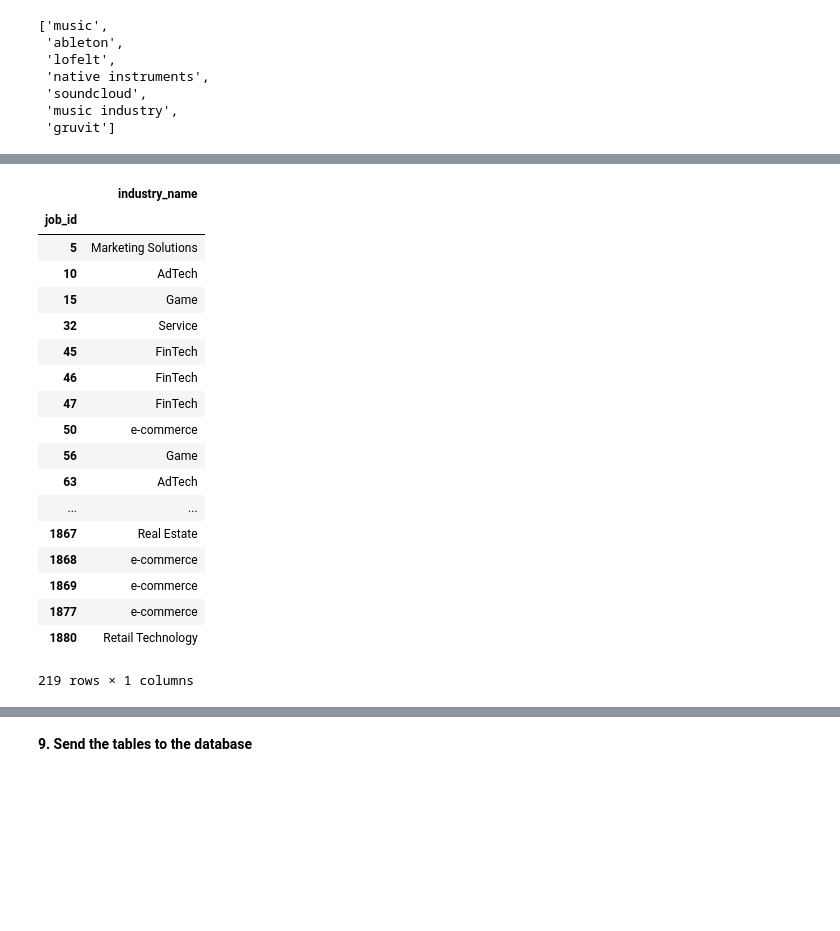
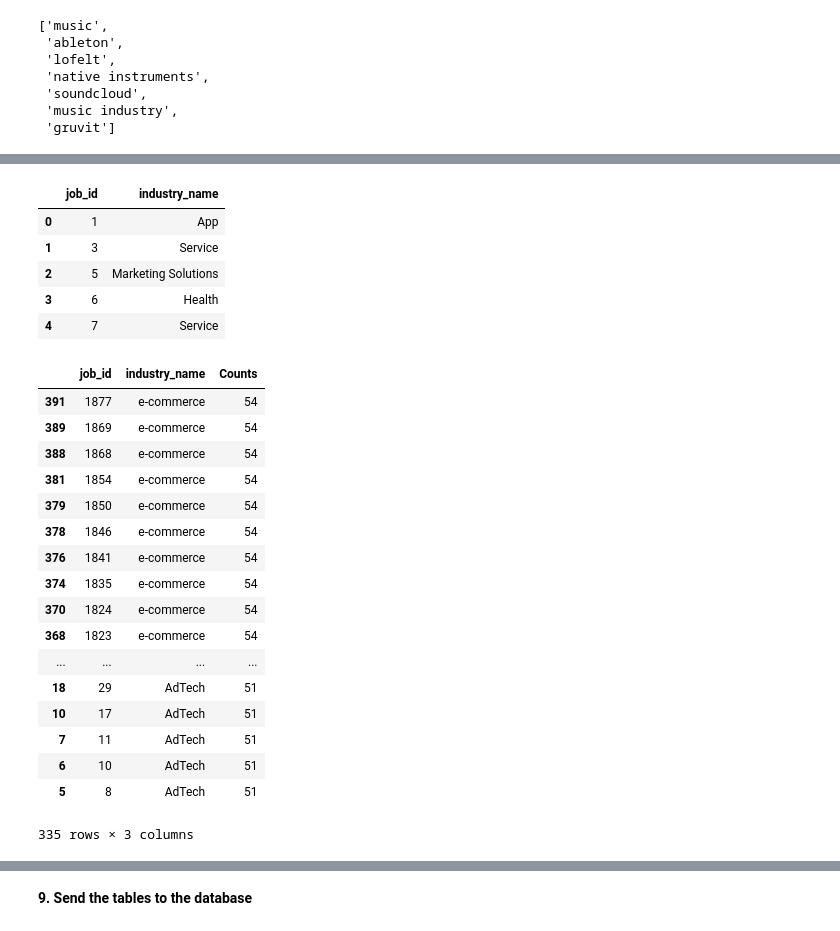
Before and after one commit to alhewpl/berlin_startup_jobs_analysis, a Jupyter notebook: parsing-industry-perks-degree-experience/Skills_perks_industry_table_creation-Copy1.ipynb, the cells around one changed output, grey strips where cells are left out. Cells and saved outputs as stored; diff of their text form; code cells hidden in the pictures; blank space fills up the shorter version.

Commit message:
finishing industry tagging

```diff
--- a/parsing-industry-perks-degree-experience/Skills_perks_industry_table_creation-Copy1.ipynb
+++ b/parsing-industry-perks-degree-experience/Skills_perks_industry_table_creation-Copy1.ipynb
@@ -383,7 +390,7 @@ searchfori12 = ['comatch',
  'viasto',
  'human ressource industry',
  'hr industry',
- 'human ressources industry','recruitment agency']
+ 'human ressources industry','recruitment agency', 'recruitment agency','recruiting agency']
 hr = create_clusters(dfname='hr',searchfor=searchfori12,tag='HR')
 # %%
 searchfori13 = [
@@ -392,40 +399,26 @@ searchfori13 = [
  'mcmakler',
  'mykeys24',
  'movago',
- 'real estate']
+ 'real estate', 'book a flat', 'find an accommodation','moving abroad','find a flat','movinga','immobilien scout']
 realestate = create_clusters(dfname='realestate',searchfor=searchfori13,tag='Real Estate')
 # %%
 searchfori14 = ['ableton',
  'lofelt',
  'native instruments',
- 'soundcloud',
  'music industry',
- 'gruvit']
+ 'gruvit','native instruments','music streaming']
 music = create_clusters(dfname='music',searchfor=searchfori14,tag='Music')
 # %%
 b =music.append([realestate,hr,service,travel,edutech,health,app,games,marketingsol,retailtech,finTech,adTech,eCommerce]).reset_index().sort_values('ID')
 # %%
 b.columns = ['job_id','industry_name']
-industry = b.set_index('job_id')
+industry = b.set_index('job_id').reset_index()
 # %%
-industry
+industry.head()
 # %% [output]
-|  | industry_name |
-| job_id |  |
-| 5 | Marketing Solutions |
-| 10 | AdTech |
-| 15 | Game |
-| 32 | Service |
-| 45 | FinTech |
-| 46 | FinTech |
-| 47 | FinTech |
-| 50 | e-commerce |
-| 56 | Game |
-| 63 | AdTech |
-| ... | ... |
-| 1867 | Real Estate |
-| 1868 | e-commerce |
-| 1869 | e-commerce |
-| 1877 | e-commerce |
-| 1880 | Retail Technology |
+|  | job_id | industry_name |
+| 0 | 1 | App |
+| 1 | 3 | Service |
+| 2 | 5 | Marketing Solutions |
+| 3 | 6 | Health |
+| 4 | 7 | Service |
-219 rows × 1 columns
@@ -431,0 +433,21 @@ industry
+# %%
+df_final
+# %% [output]
+|  | job_id | industry_name | Counts |
+| 391 | 1877 | e-commerce | 54 |
+| 389 | 1869 | e-commerce | 54 |
+| 388 | 1868 | e-commerce | 54 |
+| 381 | 1854 | e-commerce | 54 |
+| 379 | 1850 | e-commerce | 54 |
+| 378 | 1846 | e-commerce | 54 |
+| 376 | 1841 | e-commerce | 54 |
+| 374 | 1835 | e-commerce | 54 |
+| 370 | 1824 | e-commerce | 54 |
+| 368 | 1823 | e-commerce | 54 |
+| ... | ... | ... | ... |
+| 18 | 29 | AdTech | 51 |
+| 10 | 17 | AdTech | 51 |
+| 7 | 11 | AdTech | 51 |
+| 6 | 10 | AdTech | 51 |
+| 5 | 8 | AdTech | 51 |
+335 rows × 3 columns
```
Also changed, not shown: parts of 26 cells of this notebook.
